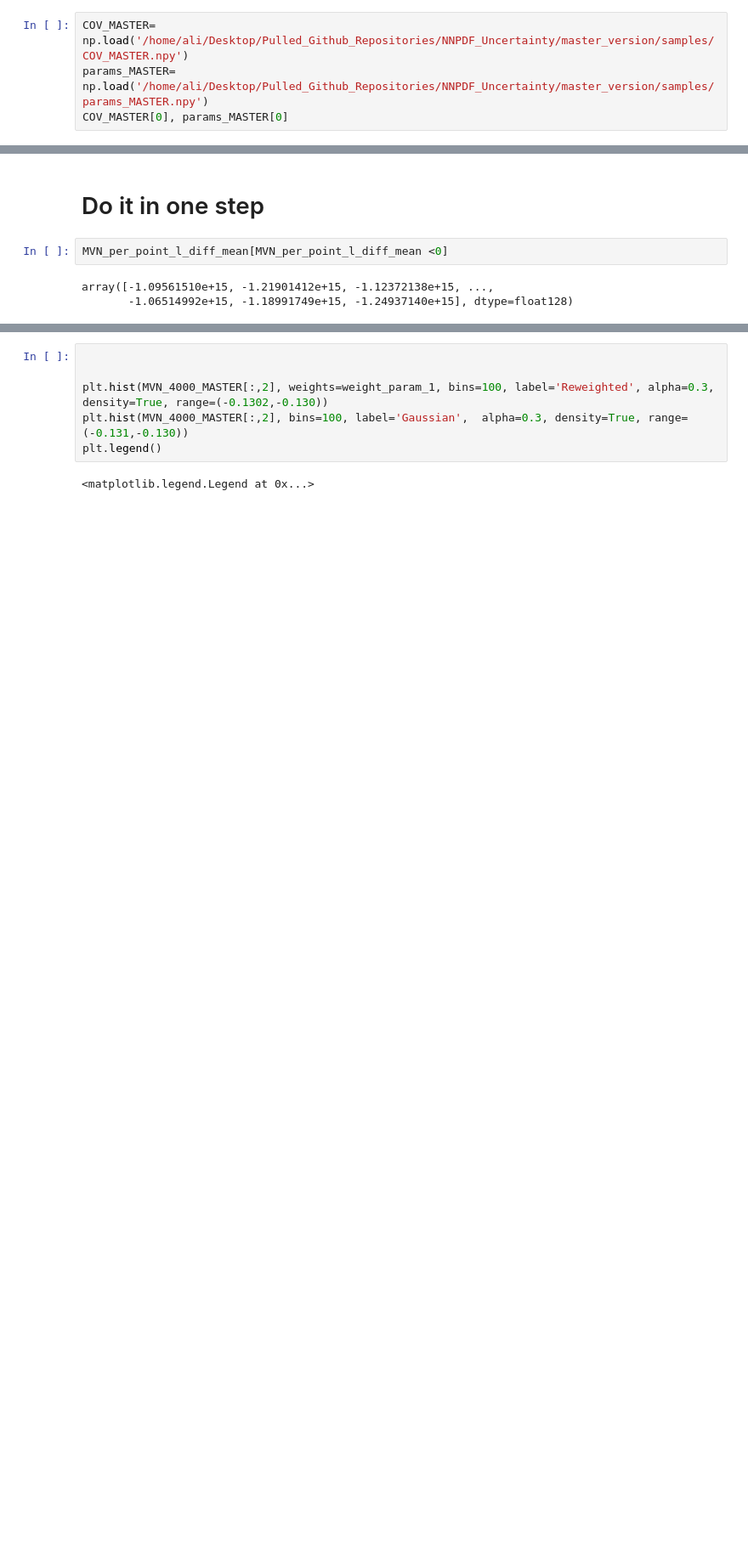
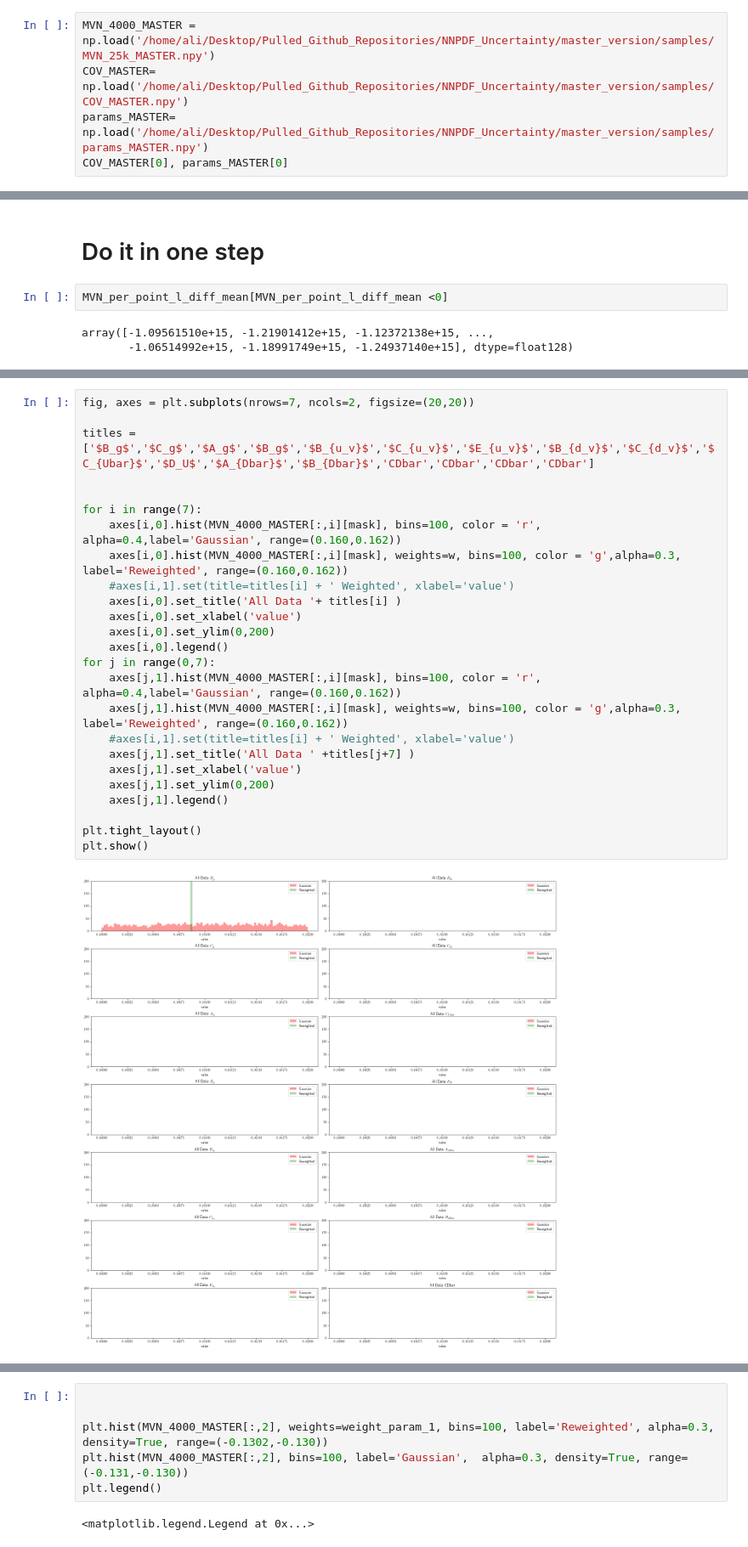
Before and after one commit to AliAlkadhim/PDF_Uncertainty, a Jupyter notebook: master_version/local/ALL_DATA_25k/Reweighting_2.ipynb, the cells around one changed output, grey strips where cells are left out. Shown at 85% size. Drawn from its saved outputs; the diff is of its cells as text; blank space fills up the shorter version.

```diff
--- a/master_version/local/ALL_DATA_25k/Reweighting_2.ipynb
+++ b/master_version/local/ALL_DATA_25k/Reweighting_2.ipynb
@@ -32,6 +32,7 @@ first point [ 0.16172609  0.09183824 -0.12580597  1.01721746 -0.08472017 -0.3781
 We see that this multivariate normal is a 2d array of size $N_{samples}\times N_{parameters}$ where above $N_{samples}=4,000, \ N_{parameters}=14$. But we want the multivariate gaussinan as a single number for each parameter set (for each point), since for a vector $z$, the multivariate normal is
 $$f(z ; \mu, \Sigma)=(2 \pi)^{-\left(\frac{N}{2}\right)} \operatorname{det}(\Sigma)^{-\frac{1}{2}} \exp \left(-.5(z-\mu)^{T} \Sigma^{-1}(z-\mu)\right)$$
 # %%
+MVN_4000_MASTER = np.load('/home/ali/Desktop/Pulled_Github_Repositories/NNPDF_Uncertainty/master_version/samples/MVN_25k_MASTER.npy')
 COV_MASTER= np.load('/home/ali/Desktop/Pulled_Github_Repositories/NNPDF_Uncertainty/master_version/samples/COV_MASTER.npy')
 params_MASTER= np.load('/home/ali/Desktop/Pulled_Github_Repositories/NNPDF_Uncertainty/master_version/samples/params_MASTER.npy')
 COV_MASTER[0], params_MASTER[0]
@@ -317 +444,28 @@ array([-1.09561510e+15, -1.21901412e+15, -1.12372138e+15, ...,
+# %%
+fig, axes = plt.subplots(nrows=7, ncols=2, figsize=(20,20))
+
+titles = ['$B_g$','$C_g$','$A_g$','$B_g$','$B_{u_v}$','$C_{u_v}$','$E_{u_v}$','$B_{d_v}$','$C_{d_v}$','$C_{Ubar}$','$D_U$','$A_{Dbar}$','$B_{Dbar}$','CDbar','CDbar','CDbar','CDbar']
+
+
+for i in range(7):
+    axes[i,0].hist(MVN_4000_MASTER[:,i][mask], bins=100, color = 'r', alpha=0.4,label='Gaussian', range=(0.160,0.162))
+    axes[i,0].hist(MVN_4000_MASTER[:,i][mask], weights=w, bins=100, color = 'g',alpha=0.3, label='Reweighted', range=(0.160,0.162))
+    #axes[i,1].set(title=titles[i] + ' Weighted', xlabel='value')
+    axes[i,0].set_title('All Data '+ titles[i] )
+    axes[i,0].set_xlabel('value')
+    axes[i,0].set_ylim(0,200)
+    axes[i,0].legend()
+for j in range(0,7):
+    axes[j,1].hist(MVN_4000_MASTER[:,i][mask], bins=100, color = 'r', alpha=0.4,label='Gaussian', range=(0.160,0.162))
+    axes[j,1].hist(MVN_4000_MASTER[:,i][mask], weights=w, bins=100, color = 'g',alpha=0.3, label='Reweighted', range=(0.160,0.162))
+    #axes[i,1].set(title=titles[i] + ' Weighted', xlabel='value')
+    axes[j,1].set_title('All Data ' +titles[j+7] )
+    axes[j,1].set_xlabel('value')
+    axes[j,1].set_ylim(0,200)
+    axes[j,1].legend()
+
+plt.tight_layout()
+plt.show()
+# %% [output]
+[figure, added]
 # %%
```
Also changed, not shown: parts of 5 cells of this notebook, 3 other files.
